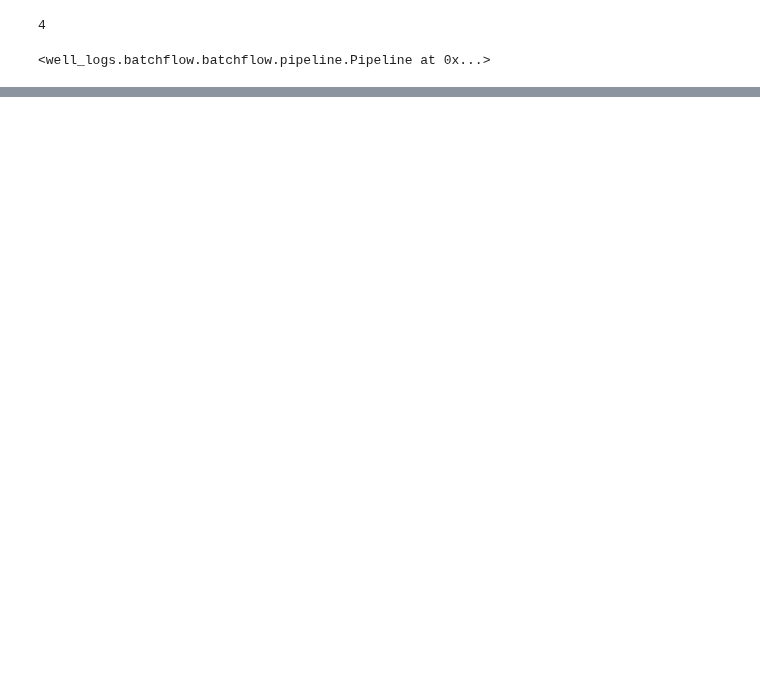
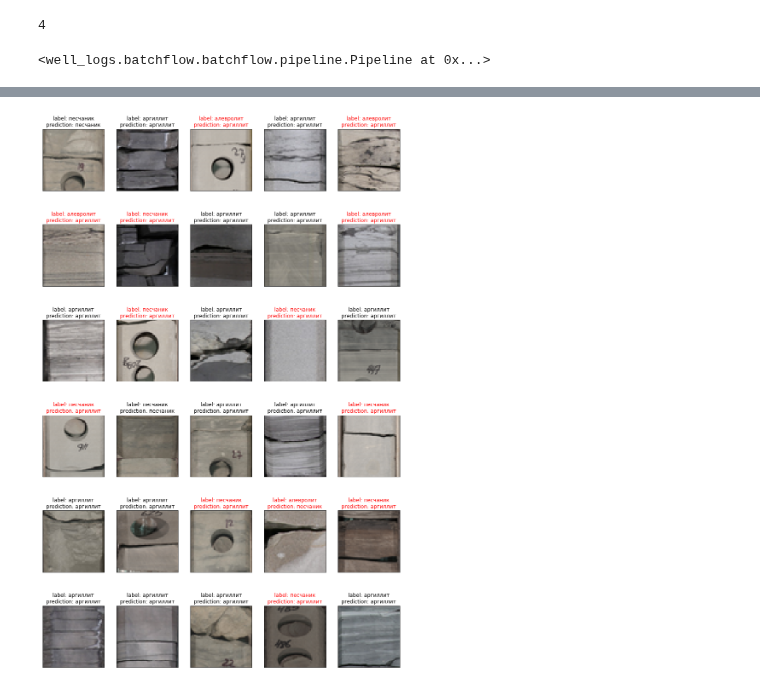
Before and after one commit to sadaqatali2027/petroflow-1, a Jupyter notebook: well_logs/models/lithology/resnet.ipynb, the cells around one changed output, grey strips where cells are left out. Cells and saved outputs as stored; diff of their text form; code cells hidden in the pictures; blank space fills up the shorter version.

```diff
--- a/well_logs/models/lithology/resnet.ipynb
+++ b/well_logs/models/lithology/resnet.ipynb
@@ -163,7 +159,7 @@ predict_template = (Pipeline()
      .init_variable('proba', init_on_each_run=None)
      .init_variable('metrics', init_on_each_run=None)
      .init_model('dynamic', ResNet34, 'model', config={
-                    'device': 'cpu:0', 'load/path': 'resnet16_lithology.torch'
+                    'device': 'gpu:3', 'load/path': 'resnet16_lithology.torch'
                 })
      .predict_model('model', B('crops'), fetches='proba', save_to=B('proba', mode='w'))
      .gather_metrics('class', targets=B('labels'), predictions=B('proba'),
@@ -184,0 +204,7 @@ labels_mapping
+# %%
+test_ppl = (load_template + split_template + class_template + predict_template) << ds
+b = test_ppl.next_batch(4, bar=True, n_epochs=1, drop_last=False)
+# %%
+plot_examples(b, True, reverse_mapping, examples=30)
+# %% [output]
+[figure, added]
```
Also changed, not shown: parts of 15 cells of this notebook, 1 other file.
